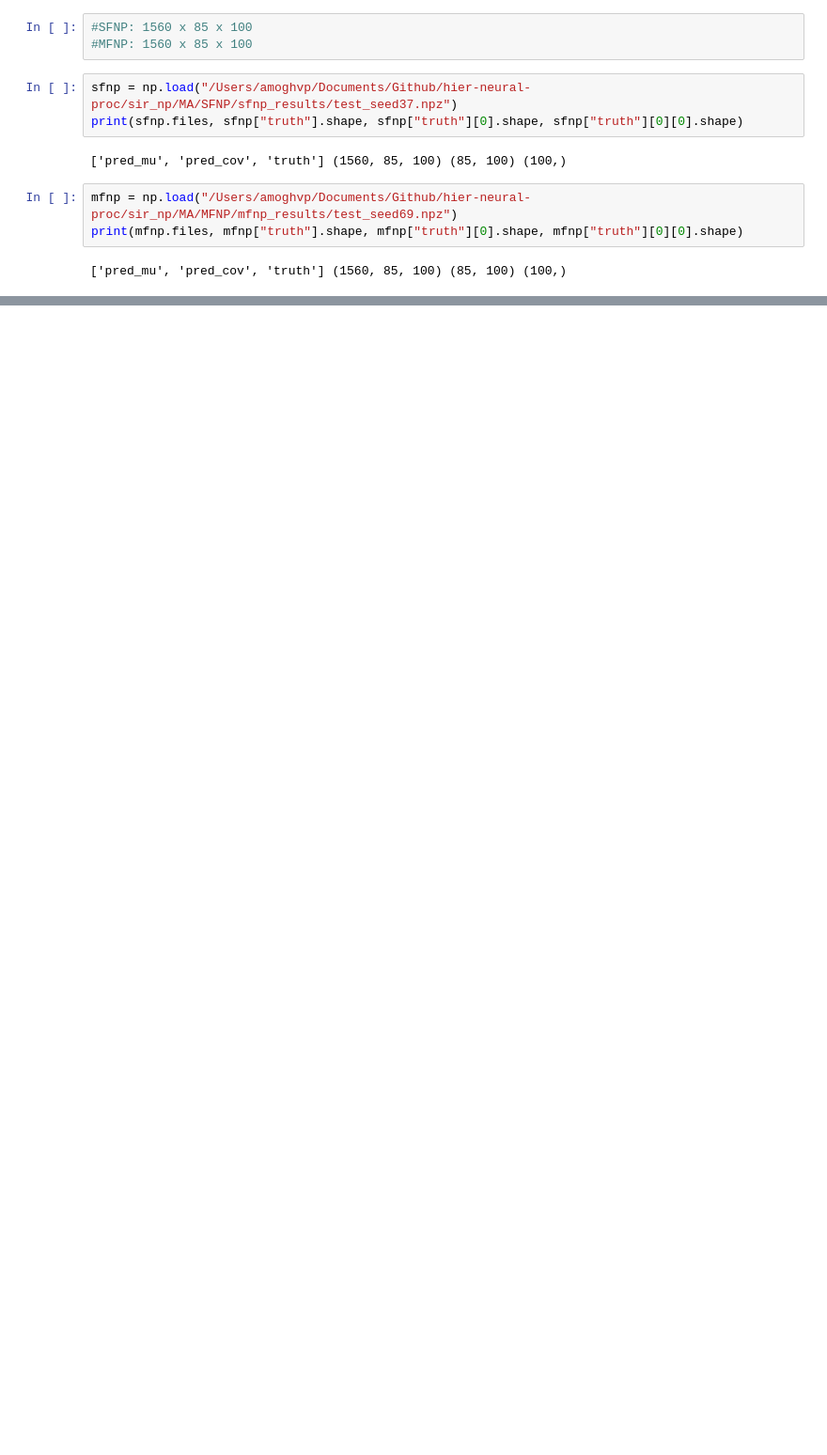
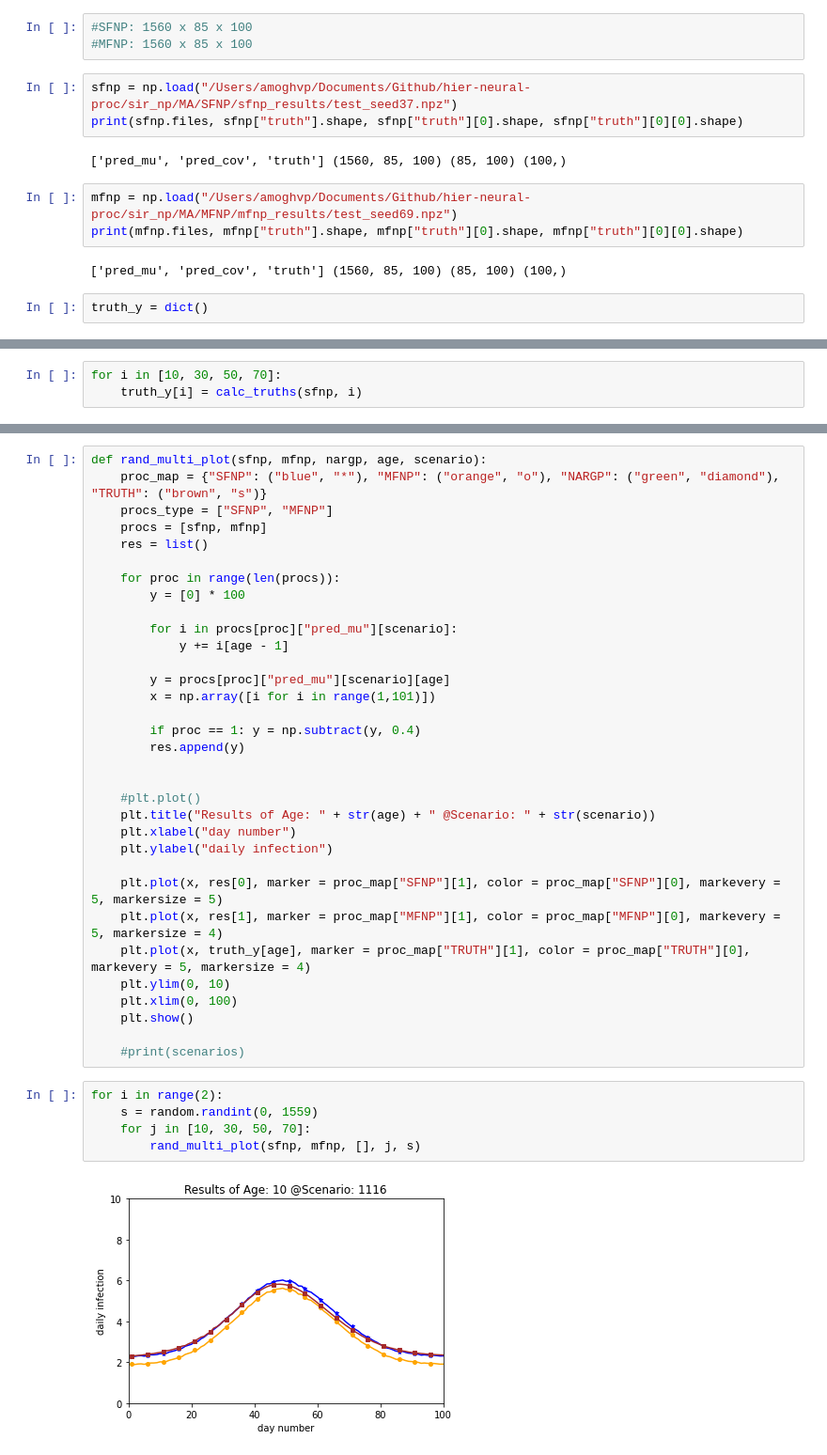
Before and after one commit to apatankar22/hier-neural-proc, a Jupyter notebook: visualization.ipynb, the cells around one changed output, grey strips where cells are left out. Shown at 94% size. Saved outputs shown, nothing was run; the diff lists cells and outputs as text; blank space fills up the shorter version.

```diff
--- a/visualization.ipynb
+++ b/visualization.ipynb
@@ -18,3 +19,5 @@ mfnp = np.load("/Users/amoghvp/Documents/Github/hier-neural-proc/sir_np/MA/MFNP/
 print(mfnp.files, mfnp["truth"].shape, mfnp["truth"][0].shape, mfnp["truth"][0][0].shape)
 # %% [output]
 ['pred_mu', 'pred_cov', 'truth'] (1560, 85, 100) (85, 100) (100,)
+# %%
+truth_y = dict()
@@ -21,3 +32,6 @@ print(mfnp.files, mfnp["truth"].shape, mfnp["truth"][0].shape, mfnp["truth"][0][
+# %%
+for i in [10, 30, 50, 70]:
+    truth_y[i] = calc_truths(sfnp, i)
 # %%
 def plot_proc(proc, age, proc_type, res_type):
     plt.plot()
@@ -67,3 +86,43 @@ def multi_plot(sfnp, mfnp, nargp, truth, age):
     plt.ylim(0, 10)
     plt.xlim(0, 100)
     plt.show()
+# %%
+def rand_multi_plot(sfnp, mfnp, nargp, age, scenario):
+    proc_map = {"SFNP": ("blue", "*"), "MFNP": ("orange", "o"), "NARGP": ("green", "diamond"), "TRUTH": ("brown", "s")}
+    procs_type = ["SFNP", "MFNP"]
+    procs = [sfnp, mfnp]
+    res = list()
+
+    for proc in range(len(procs)):
+        y = [0] * 100
+
+        for i in procs[proc]["pred_mu"][scenario]:
+            y += i[age - 1]
+
+        y = procs[proc]["pred_mu"][scenario][age]
+        x = np.array([i for i in range(1,101)])
+
+        if proc == 1: y = np.subtract(y, 0.4)
+        res.append(y)
+
+
+    #plt.plot()
+    plt.title("Results of Age: " + str(age) + " @Scenario: " + str(scenario))
+    plt.xlabel("day number")
+    plt.ylabel("daily infection")
+
+    plt.plot(x, res[0], marker = proc_map["SFNP"][1], color = proc_map["SFNP"][0], markevery = 5, markersize = 5)
+    plt.plot(x, res[1], marker = proc_map["MFNP"][1], color = proc_map["MFNP"][0], markevery = 5, markersize = 4)
+    plt.plot(x, truth_y[age], marker = proc_map["TRUTH"][1], color = proc_map["TRUTH"][0], markevery = 5, markersize = 4)
+    plt.ylim(0, 10)
+    plt.xlim(0, 100)
+    plt.show()
+
+    #print(scenarios)
+# %%
+for i in range(2):
+    s = random.randint(0, 1559)
+    for j in [10, 30, 50, 70]:
+        rand_multi_plot(sfnp, mfnp, [], j, s)
+# %% [output]
+[figure, added]
```
Also changed, not shown: parts of 13 cells of this notebook.
